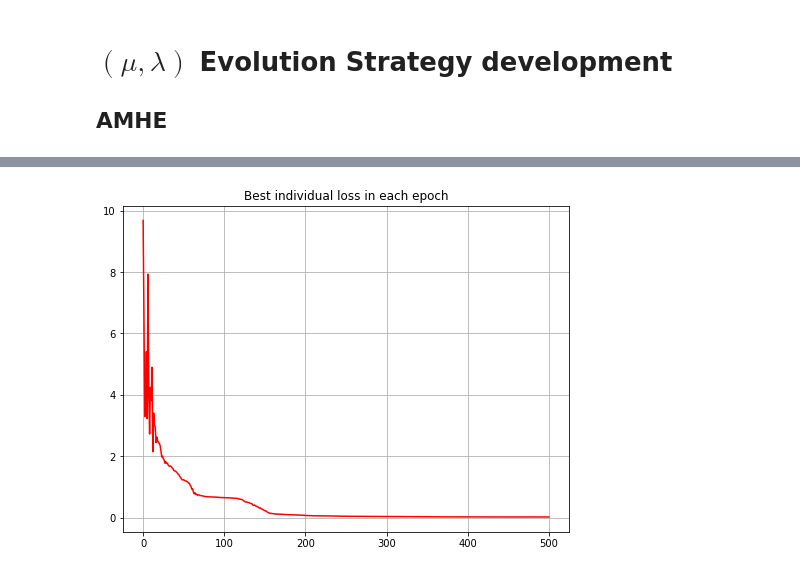
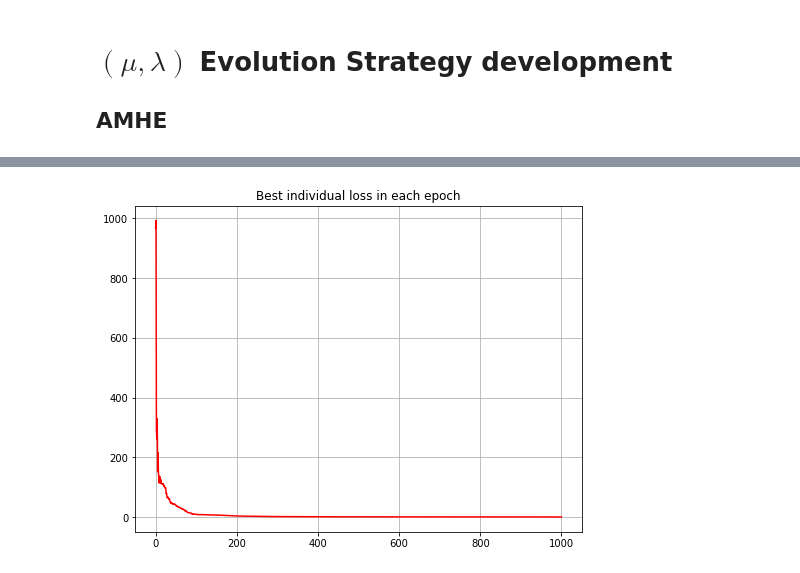
Before and after one commit to L0czek/Training-Neural-Networks-with-Evolution-Alg, a Jupyter notebook: notebooks/MuLambdaEvolutionStrategy-dev.ipynb, the cells around one changed output, grey strips where cells are left out. Saved outputs shown, nothing was run; the diff lists cells and outputs as text; code cells hidden in the pictures.

```diff
--- a/notebooks/MuLambdaEvolutionStrategy-dev.ipynb
+++ b/notebooks/MuLambdaEvolutionStrategy-dev.ipynb
@@ -14,7 +15,7 @@ plt.rcParams["figure.figsize"] = (8, 6)
 %load_ext autoreload
 %autoreload 2
 # %%
-dataset = np.arange(-4, 4, 0.1)
+dataset = dutils.UniformDistribution(1, -10, 10)
 
 optimizer = optim.MuLambdaEvolutionStrategy(
     mu_value=25,
@@ -23,14 +24,15 @@ optimizer = optim.MuLambdaEvolutionStrategy(
     dataset=dataset,
 )
 # %%
-best_nn, alg_trace = optimizer.optimize(
+experiment = optimizer.optimize(
     experiment_name="test",
     in_channels=1,
     n_hidden_neurons=10,
     out_channels=1,
     mutation_tau=0.5,
     mutation_tau_prime=0.5946,
-    n_iters=500,
+    n_iters=1000,
+    probe_times=1000,
     best_loss_treshold=1e-10,
 )
 # %% [output]
@@ -82,9 +86,9 @@ plt.grid("on")
 # %%
 # Visualize loss function
-min_losses = [min(losses) for losses in alg_trace.losses_per_epoch]
+min_losses = [min(losses) for losses in experiment.losses_per_epoch]
 
-plt.plot(range(len(alg_trace.losses_per_epoch)), min_losses, color="r")
+plt.plot(range(len(experiment.losses_per_epoch)), min_losses, color="r")
 plt.title("Best individual loss in each epoch")
 plt.grid("on")
 # %% [output]
-[figure, old version]
+[figure, new version]
```
Also changed, not shown: parts of 6 cells of this notebook, 4 other files.
